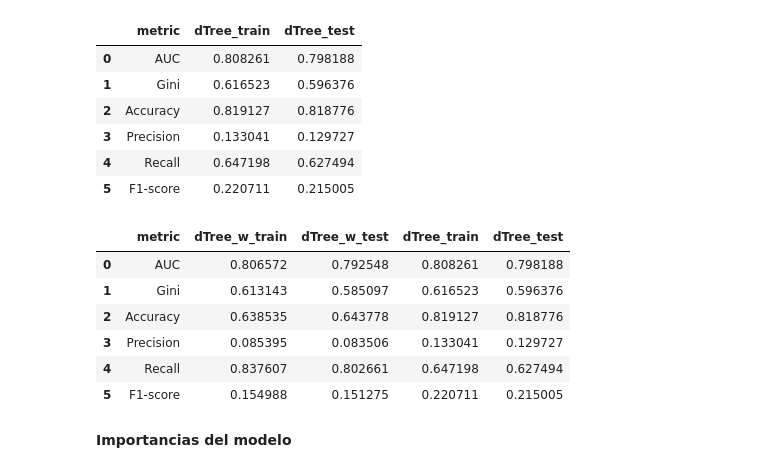
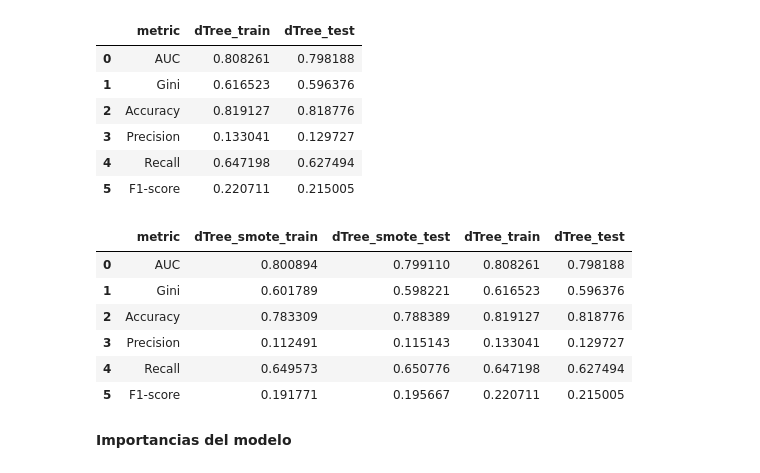
Before and after one commit to JCaballerot/Machine-Learning-Program, a Jupyter notebook: Supervised_models/DecisionTrees_Boosting/Lab_Santander.ipynb, the cells around one changed output. Saved outputs shown, nothing was run; the diff lists cells and outputs as text; code cells hidden in the pictures.

```diff
--- a/Supervised_models/DecisionTrees_Boosting/Lab_Santander.ipynb
+++ b/Supervised_models/DecisionTrees_Boosting/Lab_Santander.ipynb
@@ -270,9 +317,9 @@ y_train.sum()
 # Definiendo modelo
 
 
-dtree = DecisionTreeClassifier(max_depth = 3,
+dtree = DecisionTreeClassifier(max_depth = 5,
                                class_weight = {0: 1, 1: 24.267},
-                               min_samples_leaf = int(round(y_train.shape[0]*0.05,0)),
+                               min_samples_leaf = 0.05,
                                random_state = 123)
 
 dtree = dtree.fit(X_train, y_train)
@@ -320 +367,33 @@ metricsDtree_w
+# %%
+# Definiendo modelo
+
+dtree_unb = DecisionTreeClassifier(max_depth = 5,
+                               min_samples_leaf = 0.05,
+                               random_state = 123)
+
+dtree_unb = dtree_unb.fit(X_train[features], y_train)
+
+# Usando el modelo para predecir
+
+X_train['probability_unb'] = dtree_unb.predict_proba(X_train[features])[:,1]
+X_test['probability_unb']  = dtree_unb.predict_proba(X_test[features])[:,1]
+
+X_train['prediction_unb'] = dtree_unb.predict(X_train[features])
+X_test['prediction_unb']  = dtree_unb.predict(X_test[features])
+
+#Resumen de todas las métricas del modelo
+metricsDtree_unb = pd.DataFrame({'metric':['AUC','Gini','Accuracy','Precision','Recall','F1-score'],
+                                'dTree_unb_train':[roc_auc_score(y_train, X_train.probability_unb),
+                                        (roc_auc_score(y_train, X_train.probability_unb)*2-1),
+                                        accuracy_score(y_train, X_train.prediction_unb),
+                                        precision_score(y_train, X_train.prediction_unb),
+                                        recall_score(y_train, X_train.prediction_unb),
+                                        f1_score(y_train, X_train.prediction_unb)],
+
+                                'dTree_unb_test':[roc_auc_score(y_test, X_test.probability_unb),
+                                        (roc_auc_score(y_test, X_test.probability_unb)*2-1),
+                                        accuracy_score(y_test, X_test.prediction_unb),
+                                        precision_score(y_test, X_test.prediction_unb),
+                                        recall_score(y_test, X_test.prediction_unb),
+                                        f1_score(y_test, X_test.prediction_unb)]})
 # %%
@@ -329,0 +410,2 @@ pd.merge(metricsDtree_smote, metricsDtree_w, on = ['metric'], how= 'left')
+# %%
+X_train['TARGET'] = y_train
@@ -380,4 +480,4 @@ from sklearn.metrics import *
 # Definiendo los parámetros a probar
 
 parameters = {'max_depth': np.linspace(2, 15, 14),
-              'min_samples_leaf' : np.array([0.01, 0.05, 0.1, 0.2])}
+              'min_samples_leaf' : np.array([0.01, 0.025, 0.05, 0.1, 0.2])}
@@ -530,15 +624,15 @@ metricsDtreeOpt
 | 4 | Recall | 0.647198 | 0.627494 |
 | 5 | F1-score | 0.220711 | 0.215005 |
 # %%
-pd.merge(metricsDtree_w, metricsDtreeOpt, on = 'metric', how='left')
+pd.merge(metricsDtree_smote, metricsDtreeOpt, on = 'metric', how='left')
 # %% [output]
-|  | metric | dTree_w_train | dTree_w_test | dTree_train | dTree_test |
-| 0 | AUC | 0.806572 | 0.792548 | 0.808261 | 0.798188 |
-| 1 | Gini | 0.613143 | 0.585097 | 0.616523 | 0.596376 |
-| 2 | Accuracy | 0.638535 | 0.643778 | 0.819127 | 0.818776 |
-| 3 | Precision | 0.085395 | 0.083506 | 0.133041 | 0.129727 |
-| 4 | Recall | 0.837607 | 0.802661 | 0.647198 | 0.627494 |
-| 5 | F1-score | 0.154988 | 0.151275 | 0.220711 | 0.215005 |
+|  | metric | dTree_smote_train | dTree_smote_test | dTree_train | dTree_test |
+| 0 | AUC | 0.800894 | 0.799110 | 0.808261 | 0.798188 |
+| 1 | Gini | 0.601789 | 0.598221 | 0.616523 | 0.596376 |
+| 2 | Accuracy | 0.783309 | 0.788389 | 0.819127 | 0.818776 |
+| 3 | Precision | 0.112491 | 0.115143 | 0.133041 | 0.129727 |
+| 4 | Recall | 0.649573 | 0.650776 | 0.647198 | 0.627494 |
+| 5 | F1-score | 0.191771 | 0.195667 | 0.220711 | 0.215005 |
 # %% [markdown]
 <b>Importancias del modelo</b>
 # %%
```
Also changed, not shown: parts of 25 cells of this notebook.
